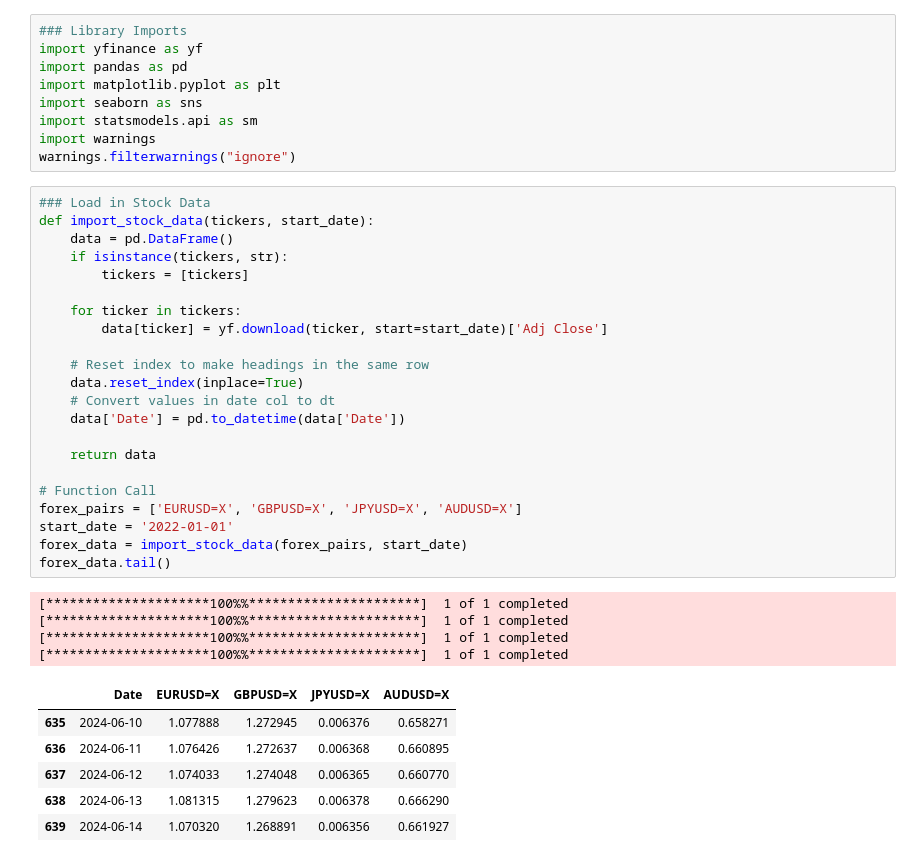
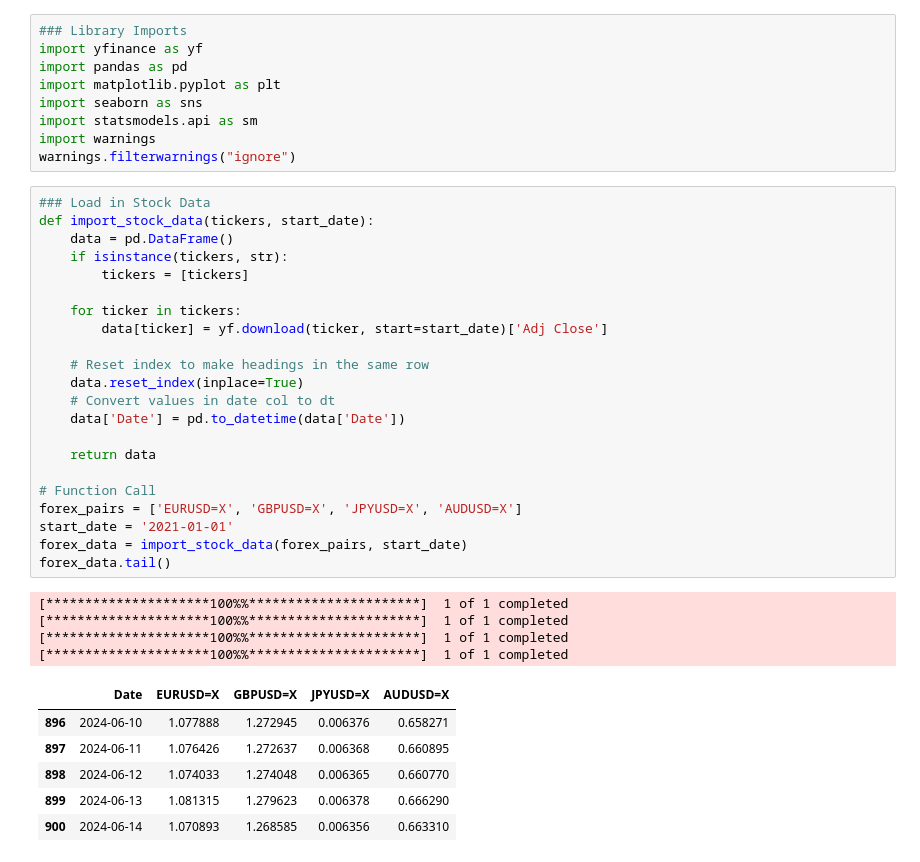
Before and after one commit to mburley127/FXHedging, a Jupyter notebook: FXHedging/FX_Hedge.ipynb, the cells around one changed output. Cells and saved outputs as stored; diff of their text form.

```diff
--- a/FXHedging/FX_Hedge.ipynb
+++ b/FXHedging/FX_Hedge.ipynb
@@ -10,36 +10,36 @@ warnings.filterwarnings("ignore")
 # %%
 ### Load in Stock Data
 def import_stock_data(tickers, start_date):
     data = pd.DataFrame()
     if isinstance(tickers, str):
         tickers = [tickers]
 
     for ticker in tickers:
         data[ticker] = yf.download(ticker, start=start_date)['Adj Close']
 
     # Reset index to make headings in the same row
     data.reset_index(inplace=True)
     # Convert values in date col to dt
     data['Date'] = pd.to_datetime(data['Date'])
 
     return data
 
 # Function Call
 forex_pairs = ['EURUSD=X', 'GBPUSD=X', 'JPYUSD=X', 'AUDUSD=X']
-start_date = '2022-01-01'
+start_date = '2021-01-01'
 forex_data = import_stock_data(forex_pairs, start_date)
 forex_data.tail()
 # %% [output]
 [*********************100%%**********************]  1 of 1 completed
 [*********************100%%**********************]  1 of 1 completed
 [*********************100%%**********************]  1 of 1 completed
 [*********************100%%**********************]  1 of 1 completed
 |  | Date | EURUSD=X | GBPUSD=X | JPYUSD=X | AUDUSD=X |
-| 635 | 2024-06-10 | 1.077888 | 1.272945 | 0.006376 | 0.658271 |
-| 636 | 2024-06-11 | 1.076426 | 1.272637 | 0.006368 | 0.660895 |
-| 637 | 2024-06-12 | 1.074033 | 1.274048 | 0.006365 | 0.660770 |
-| 638 | 2024-06-13 | 1.081315 | 1.279623 | 0.006378 | 0.666290 |
-| 639 | 2024-06-14 | 1.070320 | 1.268891 | 0.006356 | 0.661927 |
+| 896 | 2024-06-10 | 1.077888 | 1.272945 | 0.006376 | 0.658271 |
+| 897 | 2024-06-11 | 1.076426 | 1.272637 | 0.006368 | 0.660895 |
+| 898 | 2024-06-12 | 1.074033 | 1.274048 | 0.006365 | 0.660770 |
+| 899 | 2024-06-13 | 1.081315 | 1.279623 | 0.006378 | 0.666290 |
+| 900 | 2024-06-14 | 1.070893 | 1.268585 | 0.006356 | 0.663310 |
 # %%
 ### Plot FX Data
 def plot_forex(df, forex_pairs):
```
Also changed, not shown: parts of 9 cells of this notebook.
